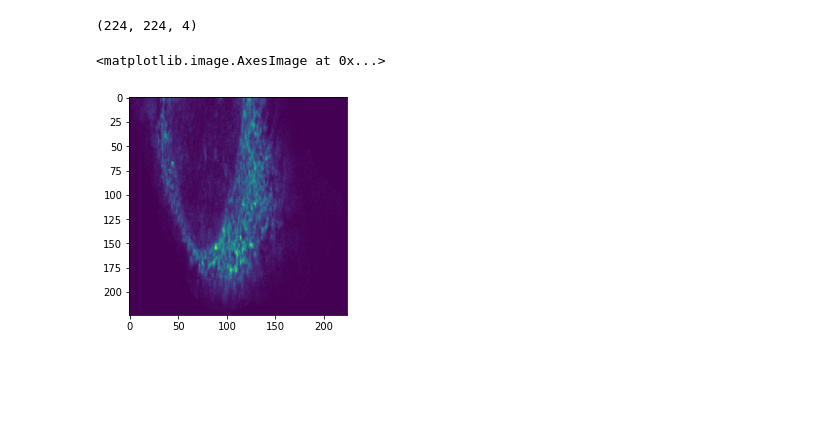
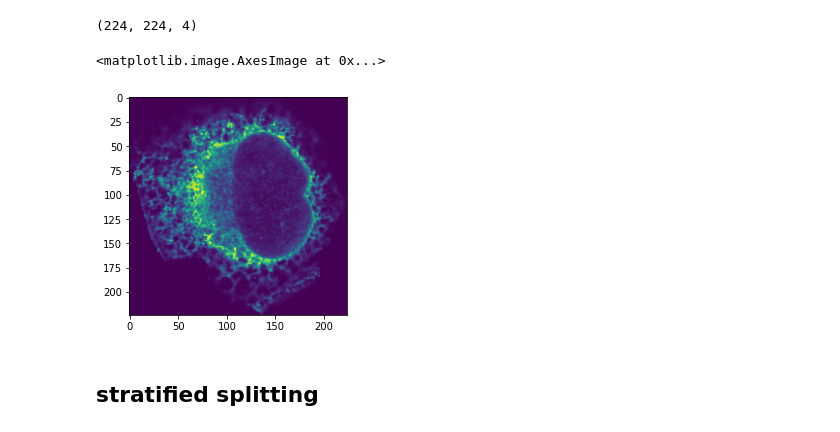
Before and after one commit to yuvaramsingh94/human_protein_atlas, a Jupyter notebook: code/initial_cell_segmentation.ipynb, the cells around one changed output. Cells and saved outputs as stored; diff of their text form; code cells hidden in the pictures; blank space fills up the shorter version.

```diff
--- a/code/initial_cell_segmentation.ipynb
+++ b/code/initial_cell_segmentation.ipynb
@@ -136,7 +191,9 @@ train_x[0].shape
 # %% [output]
 (224, 224, 4)
 # %%
-plt.imshow(train_x[0][:,:,1])
+plt.imshow(train_x[14][:,:,1])
 # %% [output]
 <matplotlib.image.AxesImage at 0x...>
-[figure, old version]
+[figure, new version]
+# %% [markdown]
+## stratified splitting
```
Also changed, not shown: parts of 44 cells of this notebook, 7 other files.
